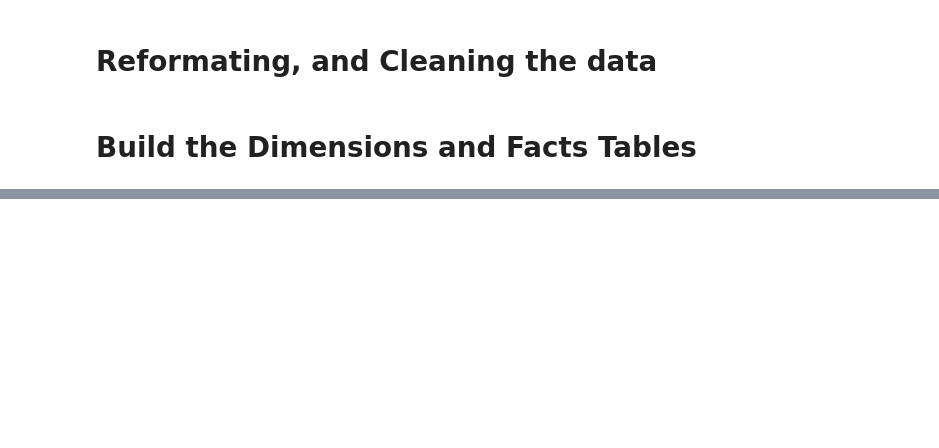
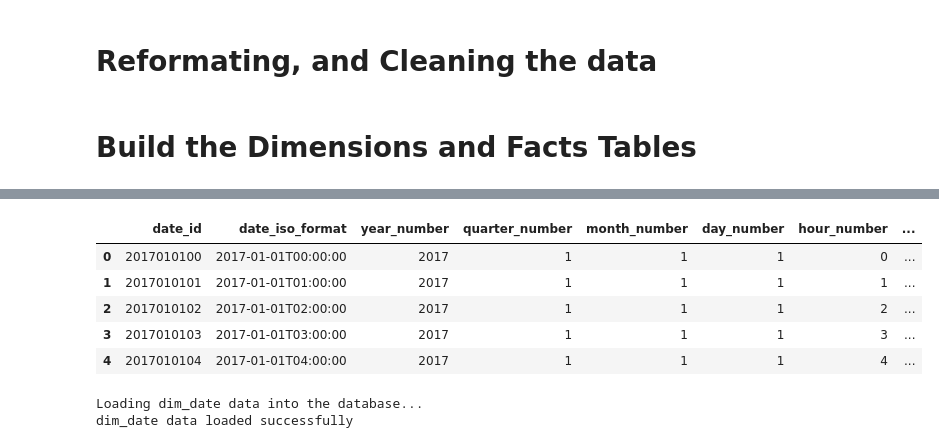
Before and after one commit to joseASC6/PPP_loan_analysis, a Jupyter notebook: programming_scripts/transform_and_load_data.ipynb, the cells around one changed output, grey strips where cells are left out. Saved outputs shown, nothing was run; the diff lists cells and outputs as text; code cells hidden in the pictures; blank space fills up the shorter version.

```diff
--- a/programming_scripts/transform_and_load_data.ipynb
+++ b/programming_scripts/transform_and_load_data.ipynb
@@ -626,0 +375,49 @@ if __name__ == "__main__":
+# %%
+def week_of_month(dt):
+    year = dt.year
+    month = dt.month
+    day = dt.day
+
+    cal = calendar.monthcalendar(year, month)
+    week_number = (day - 1) // 7 + 1
+    return week_number
+
+start_date = pd.to_datetime('2017-01-01 00:00:00') #2017 is the start date in the GDP data
+end_date = pd.to_datetime('2023-10-01 00:00:00') # 2023 is the end date in the PPP data
+
+# Create a DataFrame for the date dimension
+dim_date = pd.DataFrame({'date': pd.date_range(start_date, end_date, freq='H')})
+
+# Extract attributes
+dim_date['year_number'] = dim_date['date'].dt.year
+dim_date['quarter_number'] = dim_date['date'].dt.quarter #quarter_number
+dim_date['month_number'] = dim_date['date'].dt.month
+dim_date['month_name'] = dim_date['date'].dt.strftime('%B')
+dim_date['day_number'] = dim_date['date'].dt.day #day_number
+dim_date['day_name'] = dim_date['date'].dt.strftime('%A') #day_name
+dim_date['hour_number'] = dim_date['date'].dt.hour #hour_number
+dim_date['date_iso_format'] = dim_date['date'].apply(lambda x: x.isoformat())
+dim_date['date_id'] = dim_date['date'].dt.strftime('%Y%m%d%H')
+
+# Add week of the month and week of the year
+dim_date['week_of_month'] = dim_date['date'].apply(week_of_month) #week_of_month
+dim_date['week_of_year'] = dim_date['date'].dt.strftime('%U') #week_of_year
+
+new_order = ['date_id', 'date_iso_format','year_number','quarter_number','month_number','day_number','hour_number','month_name','day_name','week_of_year','week_of_month']
+dim_date = dim_date[new_order]
+
+dim_date.head(5)
+# %% [output]
+|  | date_id | date_iso_format | year_number | quarter_number | month_number | day_number | hour_number | ... |
+| 0 | 2017010100 | 2017-01-01T00:00:00 | 2017 | 1 | 1 | 1 | 0 | ... |
+| 1 | 2017010101 | 2017-01-01T01:00:00 | 2017 | 1 | 1 | 1 | 1 | ... |
+| 2 | 2017010102 | 2017-01-01T02:00:00 | 2017 | 1 | 1 | 1 | 2 | ... |
+| 3 | 2017010103 | 2017-01-01T03:00:00 | 2017 | 1 | 1 | 1 | 3 | ... |
+| 4 | 2017010104 | 2017-01-01T04:00:00 | 2017 | 1 | 1 | 1 | 4 | ... |
+# %%
+print("Loading dim_date data into the database...")
+#dim_date.to_sql('dim_date', engine, schema=schema, if_exists='append', index=False)
+print("dim_date data loaded successfully\n")
+# %% [output]
+Loading dim_date data into the database...
+dim_date data loaded successfully
```
Also changed, not shown: parts of 55 cells of this notebook, 4 other files.
